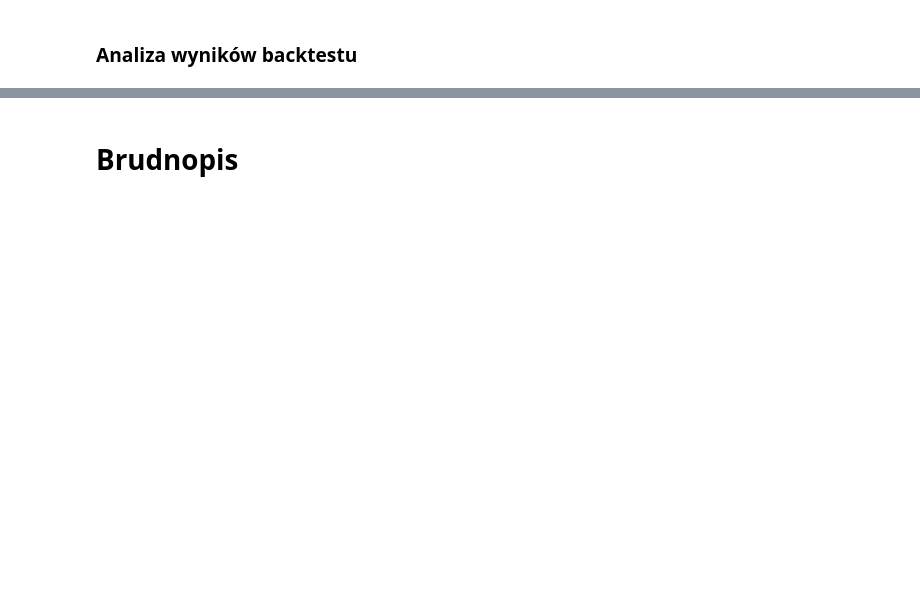
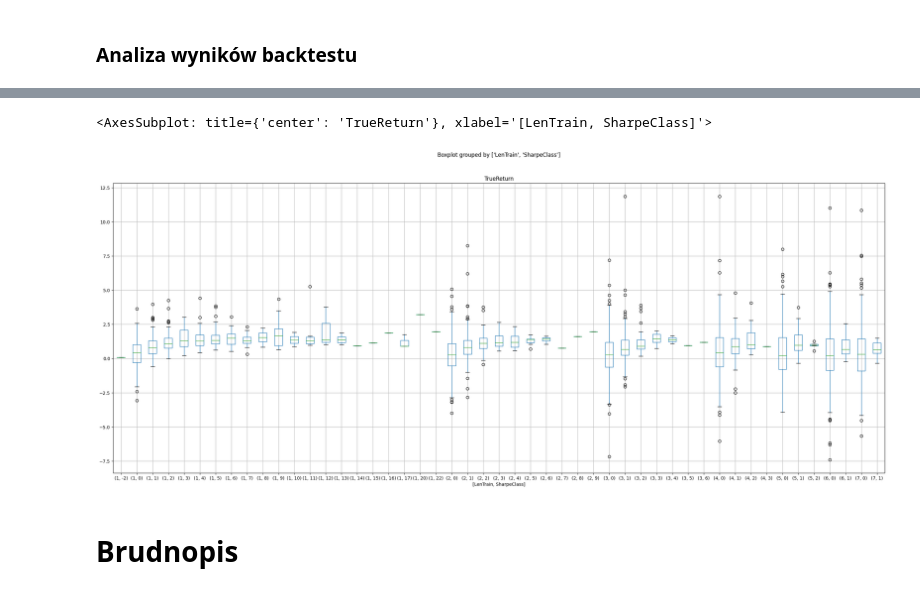
Before and after one commit to jakubweglowski/ETF-Trading, a Jupyter notebook: run.ipynb, the cells around one changed output, grey strips where cells are left out. Saved outputs shown, nothing was run; the diff lists cells and outputs as text; code cells hidden in the pictures; blank space fills up the shorter version.

```diff
--- a/run.ipynb
+++ b/run.ipynb
@@ -476,2 +530,7 @@ data
+# %%
+data.loc[data['Freq'] == '1w', ['TrueReturn', 'LenTrain', 'SharpeClass']].boxplot(by=['LenTrain', 'SharpeClass'], figsize=(30, 12), grid=True)
+# %% [output]
+<AxesSubplot: title={'center': 'TrueReturn'}, xlabel='[LenTrain, SharpeClass]'>
+[figure, added]
 # %% [markdown]
 # Brudnopis
```
Also changed, not shown: parts of 8 cells of this notebook, 6 other files.
